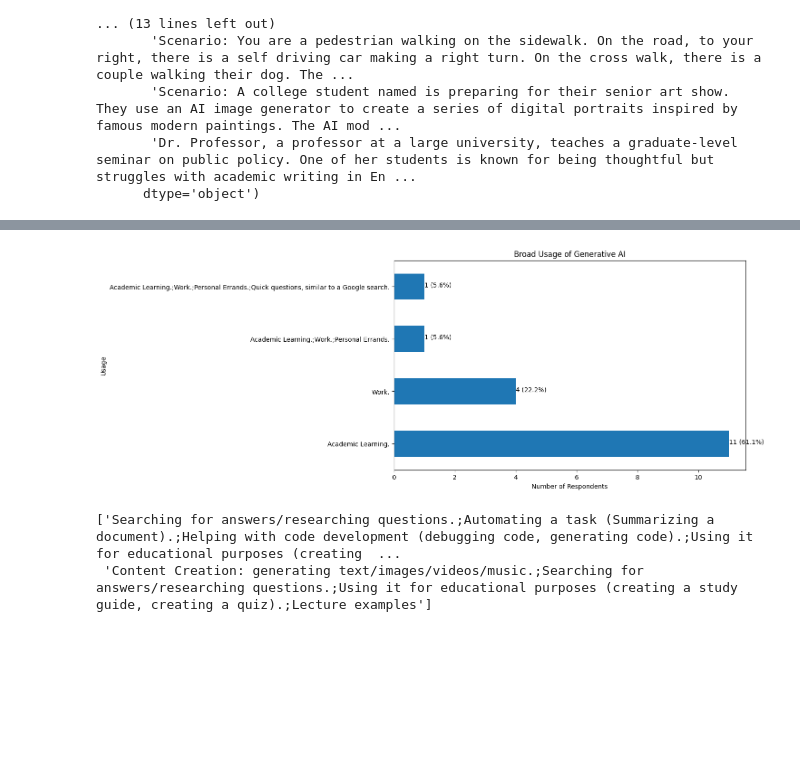
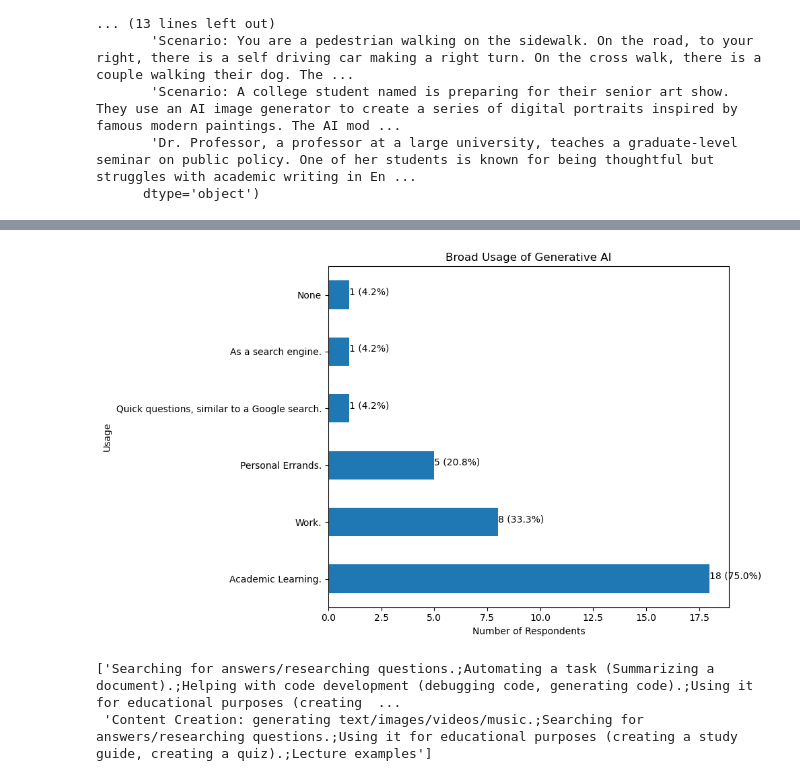
Before and after one commit to nsscott/CSC-475-Seminar-Project, a Jupyter notebook: CSC475.ipynb, the cells around one changed output, grey strips where cells are left out. Saved outputs shown, nothing was run; the diff lists cells and outputs as text; code cells hidden in the pictures; blank space fills up the shorter version.

Commit message:
First pass at visualizing each question

```diff
--- a/CSC475.ipynb
+++ b/CSC475.ipynb
@@ -77,4 +74,4 @@ Index(['Timestamp',
        'Dr. Professor, a professor at a large university, teaches a graduate-level seminar on public policy. One of her students is known for being thoughtful but struggles with academic writing in En ...
       dtype='object')
 # %%
-seminar_data.rename(columns={'Please select the category of which you most identify with.':'Identity', 'Please select your area of study. (If you have multiple areas of study, please select all areas that you are involved in.)':'Major(s)', 'How often do you intentionally use generative AI? ':'Frequency', 'Which generative AI do you typically use? (If none of the options listed apply to you, please select "Other".)':'Type of AI', 'What is your broad use of generative AI?':'Broad Usage', 'What are your typical uses of generative AI in an academic or career setting?':'Academic/Work Usage', 'Should students be allowed to use AI for their assignments and tests? Please rate your comfortability.':'Students Using AI', })
+seminar_data = seminar_data.rename(columns={'Please select the category of which you most identify with.':'Identity', 'Please select your area of study. (If you have multiple areas of study, please select all areas that you are involved in.)':'Major(s)', 'How often do you intentionally use generative AI? ':'Frequency', 'Which generative AI do you typically use? (If none of the options listed apply to you, please select "Other".)':'Type of AI', 'What is your broad use of generative AI?':'Broad Usage', 'What are your typical uses of generative AI in an academic or career setting?':'Academic/Work Usage', 'Should students be allowed to use AI for their assignments and tests? Please rate your comfortability.':'Students Using AI', })
@@ -102,8 +80,8 @@ new_names ={
   "Timestamp": "Timestamp",
   "Please select the category of which you most identify with.": "Identity",
   "Please select your area of study. (If you have multiple areas of study, please select all areas that you are involved in.)": "Study",
-  "How often do you intentionally use generative AI? ": "Frequency",
-  "Which generative AI do you typically use? (If none of the options listed apply to you, please select \"Other\".)": "Tools",
+  "How often do you use generative AI? ": "Frequency",
+  'Which generative AI do you typically use? (If none of the options listed apply to you, please select the "Other".)': "Tools",
   "What is your broad use of generative AI?": "Use",
   "What are your typical uses of generative AI in an academic or career setting?": "AcademicUse",
   "Should students be allowed to use AI for their assignments and tests? Please rate your comfortability.": "StudentComfort",
@@ -171,16 +168,29 @@ plt.show()
+# %%
+all_uses = []
+for val in seminar_data['Use'].values:
+
+    if (type(val) != float) and (';' in val):
+        uses = val.split(';')
+        for use in uses:
+            all_uses.append(use)
+    else:
+        all_uses.append(val)
+
+use_series = pd.Series(all_uses)
 # %%
 # Create a histogram of Use column
 plt.figure(figsize=(10,6))
-seminar_data['Use'].value_counts().plot(kind='barh')
+use_series.value_counts().plot(kind='barh')
 # show percentage next to each bar with '%' sign
-for index, value in enumerate(seminar_data['Use'].value_counts()):
+for index, value in enumerate(use_series.value_counts()):
     plt.text(value, index, f'{value} ({value/seminar_data.shape[0]*100:.1f}%)')
 plt.title('Broad Usage of Generative AI')
 plt.ylabel('Usage')
 plt.xlabel('Number of Respondents')
+plt.tight_layout()
 plt.show()
 # %% [output]
-[figure, old version]
+[figure, new version]
 # %%
 [val for val in seminar_data['AcademicUse'].values if ';' in val]
 # %% [output]
```
Also changed, not shown: parts of 12 cells of this notebook, 24 other files.
